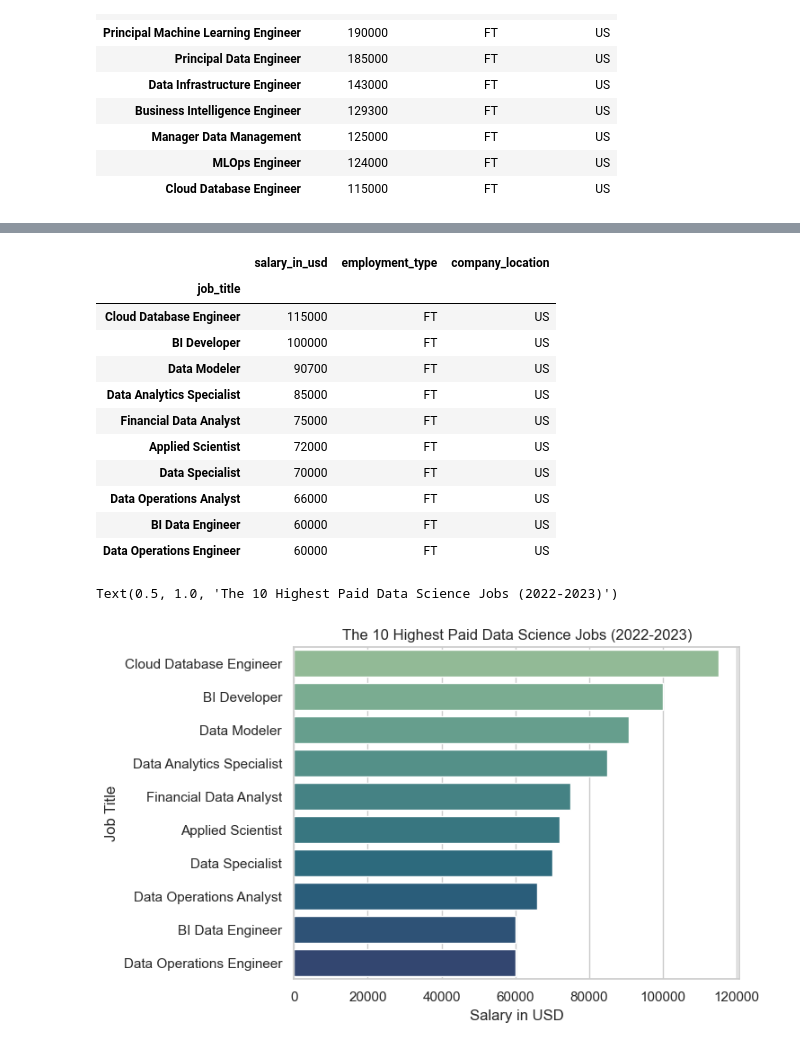
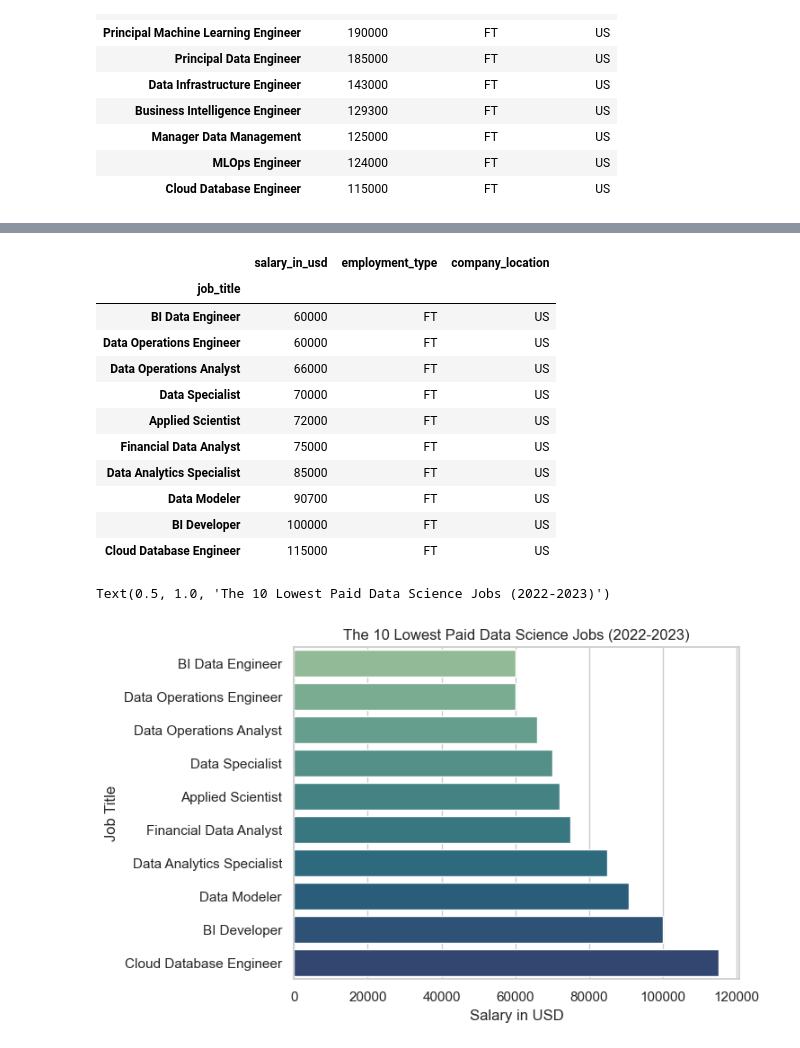
Before and after one commit to joshlynj/ds_salaries, a Jupyter notebook: notebooks/eda.ipynb, the cells around one changed output, grey strips where cells are left out. Drawn from its saved outputs; the diff is of its cells as text; code cells hidden in the pictures.

```diff
--- a/notebooks/eda.ipynb
+++ b/notebooks/eda.ipynb
@@ -207,28 +207,29 @@ Text(0.5, 1.0, 'The 10 Highest Paid Data Science Jobs (2022-2023)')
 lowest_pay = ds_df.groupby("job_title")["salary_in_usd", "employment_type", "company_location"].min().sort_values(by = 'salary_in_usd', ascending=True)
 #lowest_pay_top = lowest_pay.head(10).sort_values(ascending=False).to_frame()
 mask = lowest_pay['company_location'].isin(["US"]) & lowest_pay['employment_type'].isin(["FT"])
-lowest_pay_top = lowest_pay[mask].head(10).sort_values(by = 'salary_in_usd', ascending=False)
+#lowest_pay_top = lowest_pay[mask].head(10).sort_values(by = 'salary_in_usd', ascending=False)
+lowest_pay_top = lowest_pay[mask].head(10)
 lowest_pay_top
 # %% [output]
 |  | salary_in_usd | employment_type | company_location |
 | job_title |  |  |  |
-| Cloud Database Engineer | 115000 | FT | US |
-| BI Developer | 100000 | FT | US |
-| Data Modeler | 90700 | FT | US |
-| Data Analytics Specialist | 85000 | FT | US |
-| Financial Data Analyst | 75000 | FT | US |
-| Applied Scientist | 72000 | FT | US |
-| Data Specialist | 70000 | FT | US |
-| Data Operations Analyst | 66000 | FT | US |
 | BI Data Engineer | 60000 | FT | US |
 | Data Operations Engineer | 60000 | FT | US |
+| Data Operations Analyst | 66000 | FT | US |
+| Data Specialist | 70000 | FT | US |
+| Applied Scientist | 72000 | FT | US |
+| Financial Data Analyst | 75000 | FT | US |
+| Data Analytics Specialist | 85000 | FT | US |
+| Data Modeler | 90700 | FT | US |
+| BI Developer | 100000 | FT | US |
+| Cloud Database Engineer | 115000 | FT | US |
 # %%
 fig, ax = plt.subplots()
 sns.barplot(y = lowest_pay_top.index, x = lowest_pay_top.salary_in_usd, orient="h", palette="crest")
 #ax.set_xlim(100000, 460000)
 plt.xlabel('Salary in USD')
 plt.ylabel('Job Title')
-plt.title('The 10 Highest Paid Data Science Jobs (2022-2023)')
+plt.title('The 10 Lowest Paid Data Science Jobs (2022-2023)')
 # %% [output]
-Text(0.5, 1.0, 'The 10 Highest Paid Data Science Jobs (2022-2023)')
+Text(0.5, 1.0, 'The 10 Lowest Paid Data Science Jobs (2022-2023)')
-[figure, old version]
+[figure, new version]
```
Also changed, not shown: parts of 1 cell of this notebook, 1 other file.
